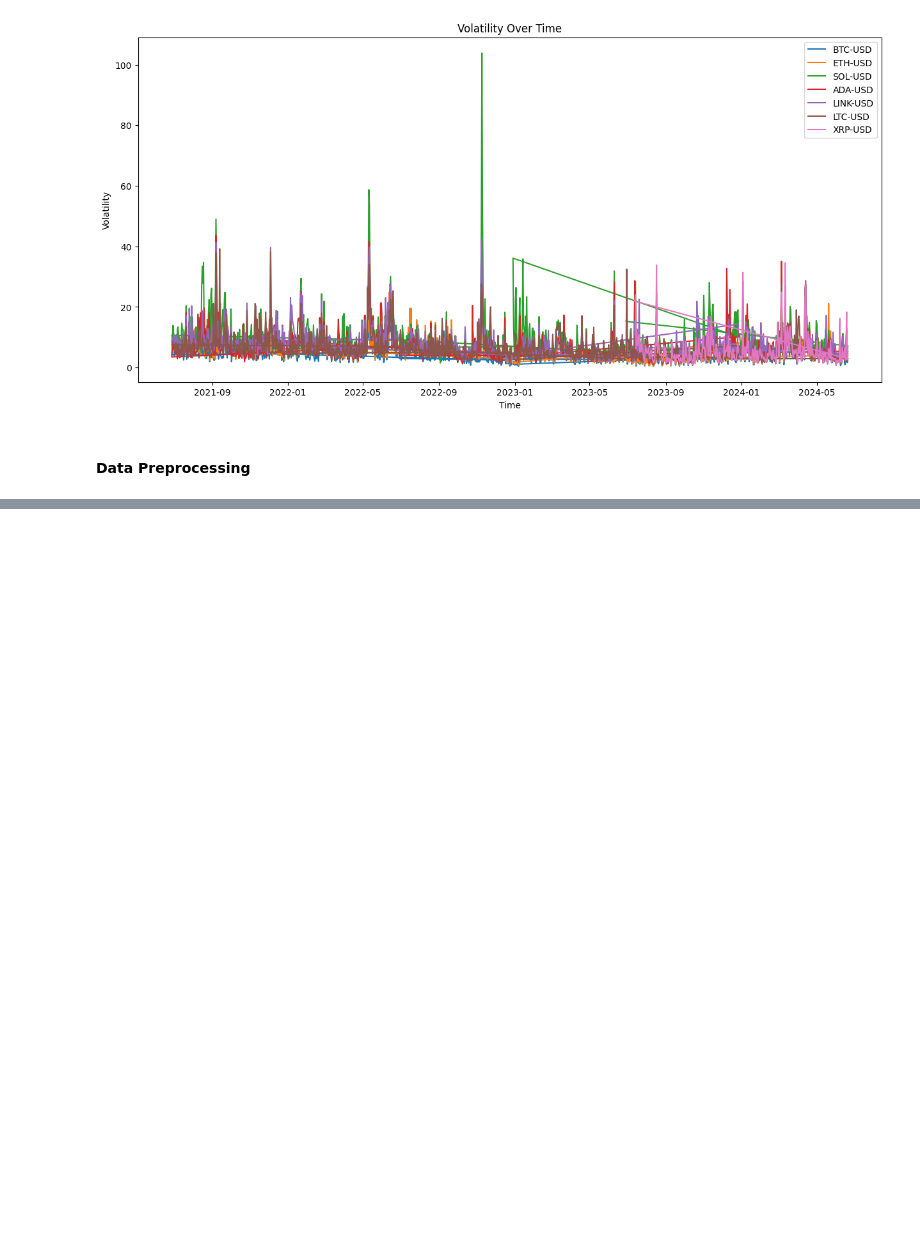
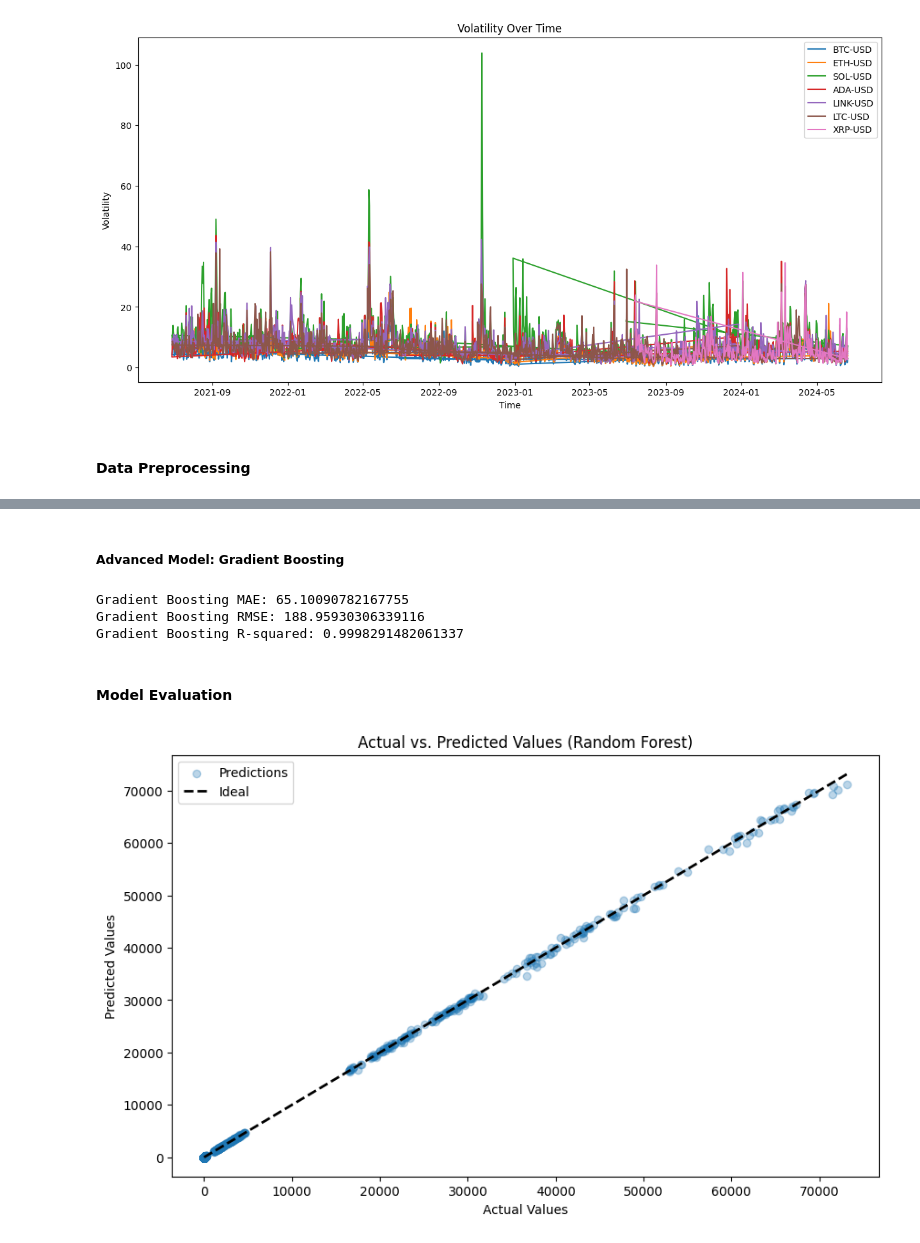
Before and after one commit to Ashahbazi90/Capstone_Project, a Jupyter notebook: test.ipynb, the cells around one changed output, grey strips where cells are left out. Drawn from its saved outputs; the diff is of its cells as text; code cells hidden in the pictures; blank space fills up the shorter version.

```diff
--- a/test.ipynb
+++ b/test.ipynb
@@ -207,0 +310,29 @@ test
+# %%
+# Train a Random Forest model
+rf_model = RandomForestRegressor(random_state=42)
+rf_model.fit(X_train_scaled, y_train)
+
+# Hyperparameter tuning using GridSearchCV
+param_grid = {
+    'n_estimators': [100, 200],
+    'max_depth': [None, 10, 20, None],
+    'min_samples_split': [2, 5],
+    'min_samples_leaf': [1, 2]
+}
+
+grid_search = GridSearchCV(estimator=rf_model, param_grid=param_grid, cv=3, n_jobs=-1, verbose=2)
+grid_search.fit(X_train_scaled, y_train)
+
+best_rf_model = grid_search.best_estimator_
+
+# Make predictions with the best model
+y_pred_rf = best_rf_model.predict(X_test_scaled)
+
+# Evaluate the Random Forest model
+mae_rf = mean_absolute_error(y_test, y_pred_rf)
+rmse_rf = mean_squared_error(y_test, y_pred_rf, squared=False)
+r2_rf = r2_score(y_test, y_pred_rf)
+
+print(f'Random Forest MAE: {mae_rf}')
+print(f'Random Forest RMSE: {rmse_rf}')
+print(f'Random Forest R-squared: {r2_rf}')
@@ -207,0 +357,36 @@ test
+# %% [markdown]
+##### Advanced Model: Gradient Boosting
+# %%
+# Train a Gradient Boosting model
+gb_model = GradientBoostingRegressor(random_state=42)
+gb_model.fit(X_train_scaled, y_train)
+
+# Make predictions
+y_pred_gb = gb_model.predict(X_test_scaled)
+
+# Evaluate the Gradient Boosting model
+mae_gb = mean_absolute_error(y_test, y_pred_gb)
+rmse_gb = mean_squared_error(y_test, y_pred_gb, squared=False)
+r2_gb = r2_score(y_test, y_pred_gb)
+
+print(f'Gradient Boosting MAE: {mae_gb}')
+print(f'Gradient Boosting RMSE: {rmse_gb}')
+print(f'Gradient Boosting R-squared: {r2_gb}')
+# %% [output]
+Gradient Boosting MAE: 65.10090782167755
+Gradient Boosting RMSE: 188.95930306339116
+Gradient Boosting R-squared: 0.9998291482061337
+# %% [markdown]
+#### Model Evaluation
+# %%
+# Plot actual vs. predicted values
+plt.figure(figsize=(10, 6))
+plt.scatter(y_test, y_pred_rf, alpha=0.3, label='Predictions')
+plt.plot([y_test.min(), y_test.max()], [y_test.min(), y_test.max()], 'k--', lw=2, label='Ideal')
+plt.xlabel('Actual Values')
+plt.ylabel('Predicted Values')
+plt.title('Actual vs. Predicted Values (Random Forest)')
+plt.legend()
+plt.show()
+# %% [output]
+[figure, added]
```
Also changed, not shown: parts of 24 cells of this notebook.
